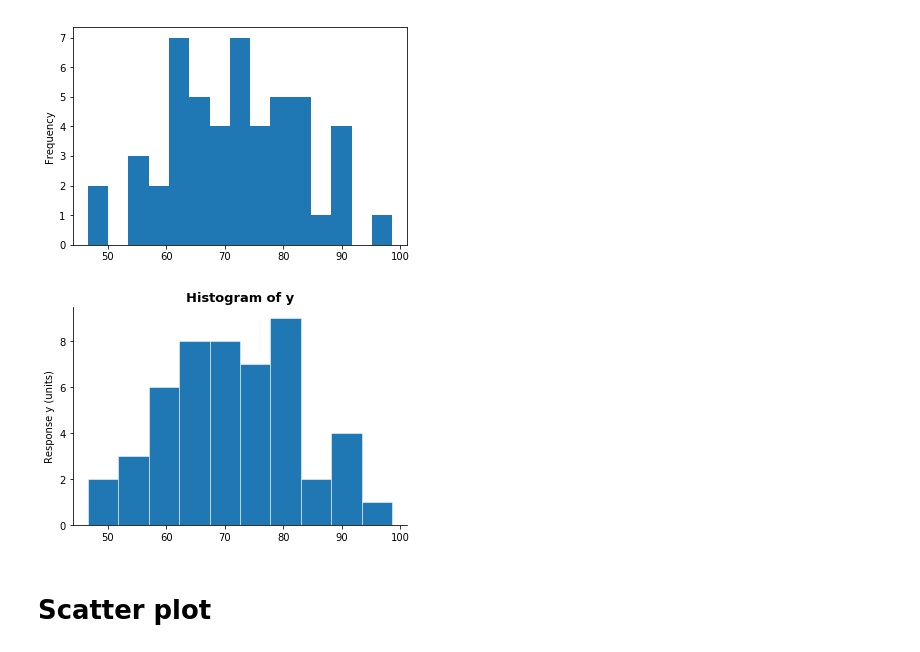
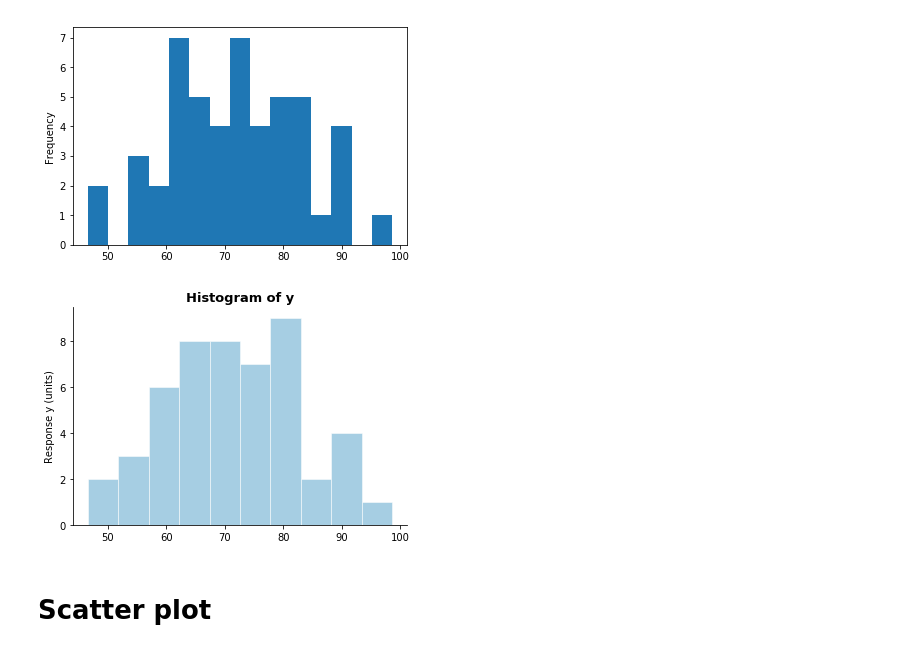
Before and after one commit to gillespilon/basic_graphics, a Jupyter notebook: basic_graphics_single_column.ipynb, the cells around one changed output. Cells and saved outputs as stored; diff of their text form; code cells hidden in the pictures.

Commit message:
mod added colour-blind friendly code to graphs

```diff
--- a/basic_graphics_single_column.ipynb
+++ b/basic_graphics_single_column.ipynb
@@ -178,13 +193,13 @@ df['y'].plot.hist(bins=15)
 [figure]
 # %%
 # Make a pretty graph.
-ax = df['y'].plot.hist(edgecolor='white', linewidth=.5)
+ax = df['y'].plot.hist(edgecolor='white', linewidth=.5, color=dots_c)
 ax.set_title('Histogram of y', fontweight='bold', fontsize=13)
 ax.set_ylabel('Response y (units)')
 for spine in 'right', 'top':
     ax.spines[spine].set_color('none')
 # %% [output]
-[figure, old version]
+[figure, new version]
 # %% [markdown]
 # Scatter plot
 # %%
```
Also changed, not shown: parts of 8 cells of this notebook.
